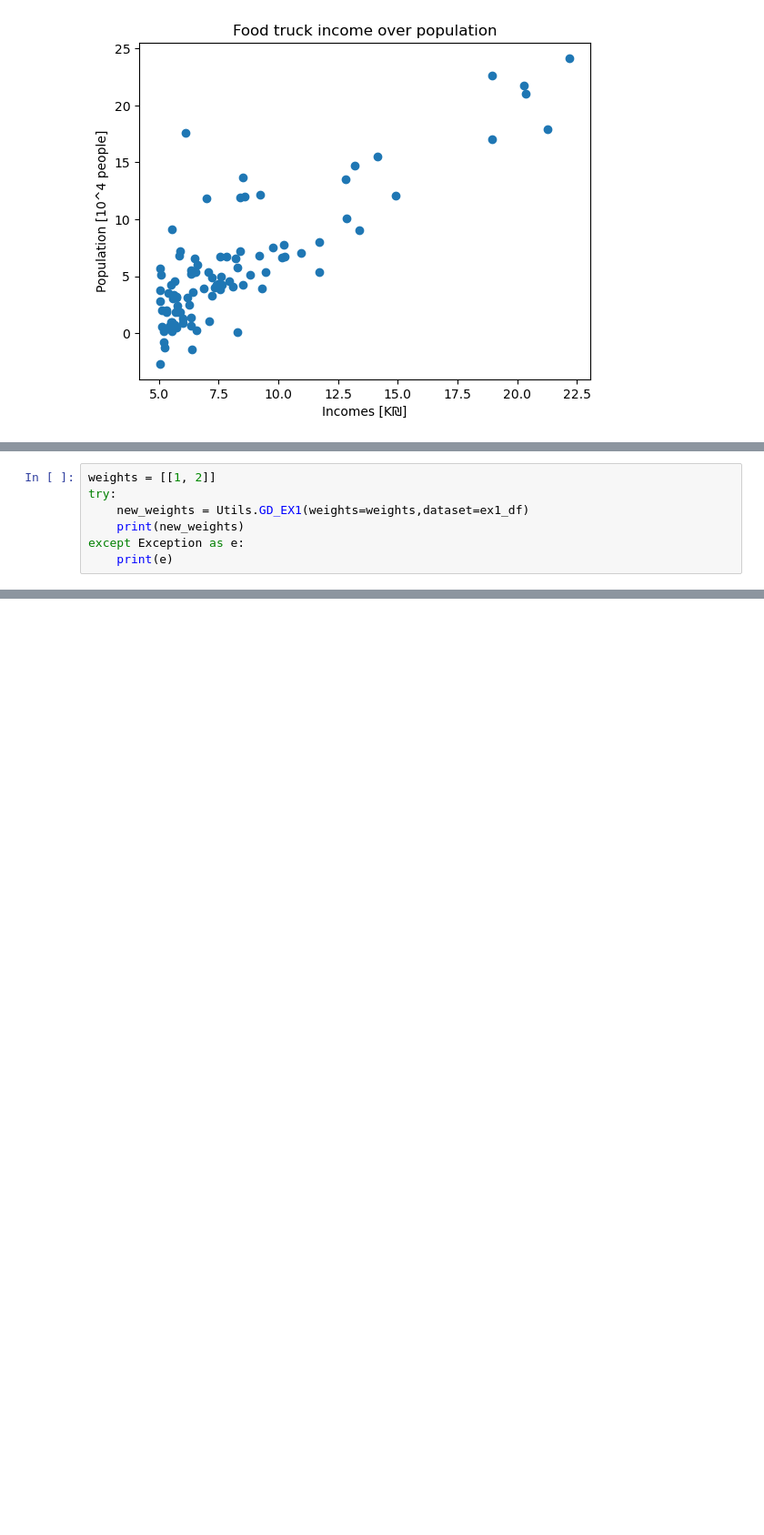
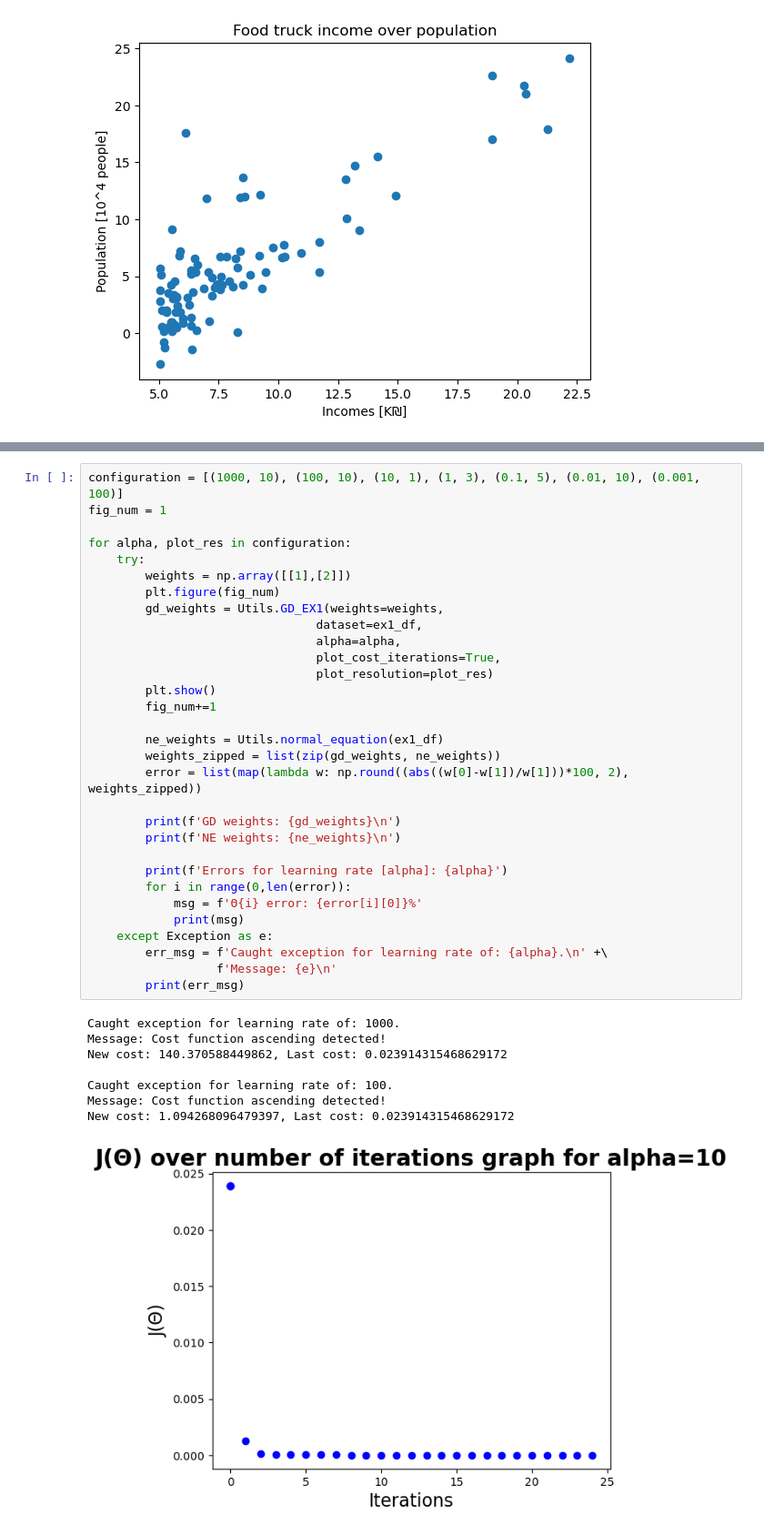
Before and after one commit to GalSarid21/MachineLearningLabs, a Jupyter notebook: Lab2/HW_2.ipynb, the cells around one changed output, grey strips where cells are left out. Shown: that part at 91% size. Saved outputs shown, nothing was run; the diff lists cells and outputs as text; blank space fills up the shorter version.

```diff
--- a/Lab2/HW_2.ipynb
+++ b/Lab2/HW_2.ipynb
@@ -35,7 +161,0 @@ GD_EX1 test
-# %%
-weights = [[1, 2]]
-try:
-    new_weights = Utils.GD_EX1(weights=weights,dataset=ex1_df)
-    print(new_weights)
-except Exception as e:
-    print(e)
@@ -118,0 +164,40 @@ class Utils():
+# %%
+configuration = [(1000, 10), (100, 10), (10, 1), (1, 3), (0.1, 5), (0.01, 10), (0.001, 100)]
+fig_num = 1
+
+for alpha, plot_res in configuration:
+    try:
+        weights = np.array([[1],[2]])
+        plt.figure(fig_num)
+        gd_weights = Utils.GD_EX1(weights=weights,
+                                dataset=ex1_df,
+                                alpha=alpha,
+                                plot_cost_iterations=True,
+                                plot_resolution=plot_res)
+        plt.show()
+        fig_num+=1
+
+        ne_weights = Utils.normal_equation(ex1_df)
+        weights_zipped = list(zip(gd_weights, ne_weights))
+        error = list(map(lambda w: np.round((abs((w[0]-w[1])/w[1]))*100, 2), weights_zipped))
+
+        print(f'GD weights: {gd_weights}\n')
+        print(f'NE weights: {ne_weights}\n')
+
+        print(f'Errors for learning rate [alpha]: {alpha}')
+        for i in range(0,len(error)):
+            msg = f'Θ{i} error: {error[i][0]}%'
+            print(msg)
+    except Exception as e:
+        err_msg = f'Caught exception for learning rate of: {alpha}.\n' +\
+                  f'Message: {e}\n'
+        print(err_msg)
+# %% [output]
+Caught exception for learning rate of: 1000.
+Message: Cost function ascending detected!
+New cost: 140.370588449862, Last cost: 0.023914315468629172
+
+Caught exception for learning rate of: 100.
+Message: Cost function ascending detected!
+New cost: 1.094268096479397, Last cost: 0.023914315468629172
+[figure, added]
```
Also changed, not shown: parts of 13 cells of this notebook.
